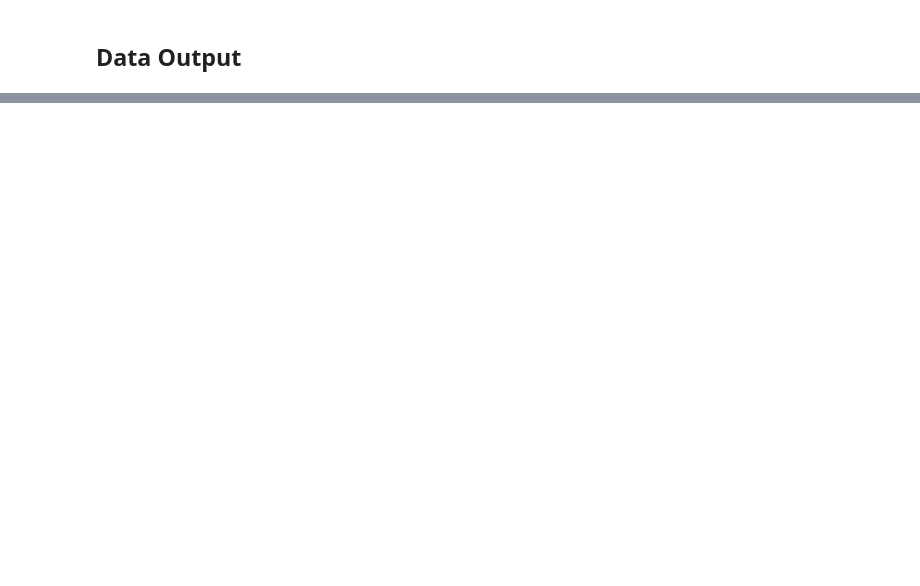
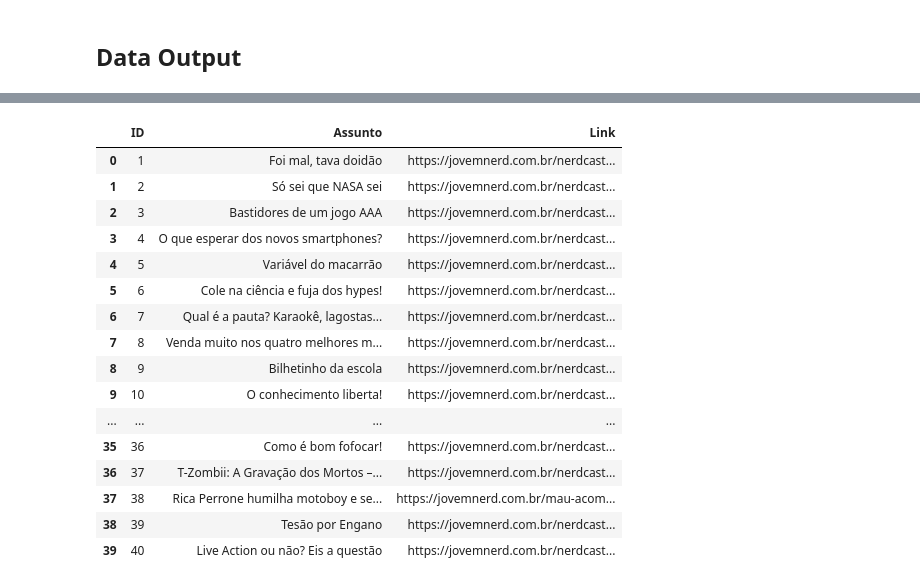
Before and after one commit to gellwanger/nerdcast_analysis, a Jupyter notebook: Nercast_Analysis.ipynb, the cells around one changed output, grey strips where cells are left out. Cells and saved outputs as stored; diff of their text form; code cells hidden in the pictures; blank space fills up the shorter version.

```diff
--- a/Nercast_Analysis.ipynb
+++ b/Nercast_Analysis.ipynb
@@ -172,0 +323,20 @@ df['Podcast'] = text_new
+# %%
+df2.head(40)
+# %% [output]
+|  | ID | Assunto | Link |
+| 0 | 1 | Foi mal, tava doidão | https://jovemnerd.com.br/nerdcast... |
+| 1 | 2 | Só sei que NASA sei | https://jovemnerd.com.br/nerdcast... |
+| 2 | 3 | Bastidores de um jogo AAA | https://jovemnerd.com.br/nerdcast... |
+| 3 | 4 | O que esperar dos novos smartphones? | https://jovemnerd.com.br/nerdcast... |
+| 4 | 5 | Variável do macarrão | https://jovemnerd.com.br/nerdcast... |
+| 5 | 6 | Cole na ciência e fuja dos hypes! | https://jovemnerd.com.br/nerdcast... |
+| 6 | 7 | Qual é a pauta? Karaokê, lagostas... | https://jovemnerd.com.br/nerdcast... |
+| 7 | 8 | Venda muito nos quatro melhores m... | https://jovemnerd.com.br/nerdcast... |
+| 8 | 9 | Bilhetinho da escola | https://jovemnerd.com.br/nerdcast... |
+| 9 | 10 | O conhecimento liberta! | https://jovemnerd.com.br/nerdcast... |
+| ... | ... | ... | ... |
+| 35 | 36 | Como é bom fofocar! | https://jovemnerd.com.br/nerdcast... |
+| 36 | 37 | T-Zombii: A Gravação dos Mortos –... | https://jovemnerd.com.br/nerdcast... |
+| 37 | 38 | Rica Perrone humilha motoboy e se... | https://jovemnerd.com.br/mau-acom... |
+| 38 | 39 | Tesão por Engano | https://jovemnerd.com.br/nerdcast... |
+| 39 | 40 | Live Action ou não? Eis a questão | https://jovemnerd.com.br/nerdcast... |
```
Also changed, not shown: parts of 36 cells of this notebook.
